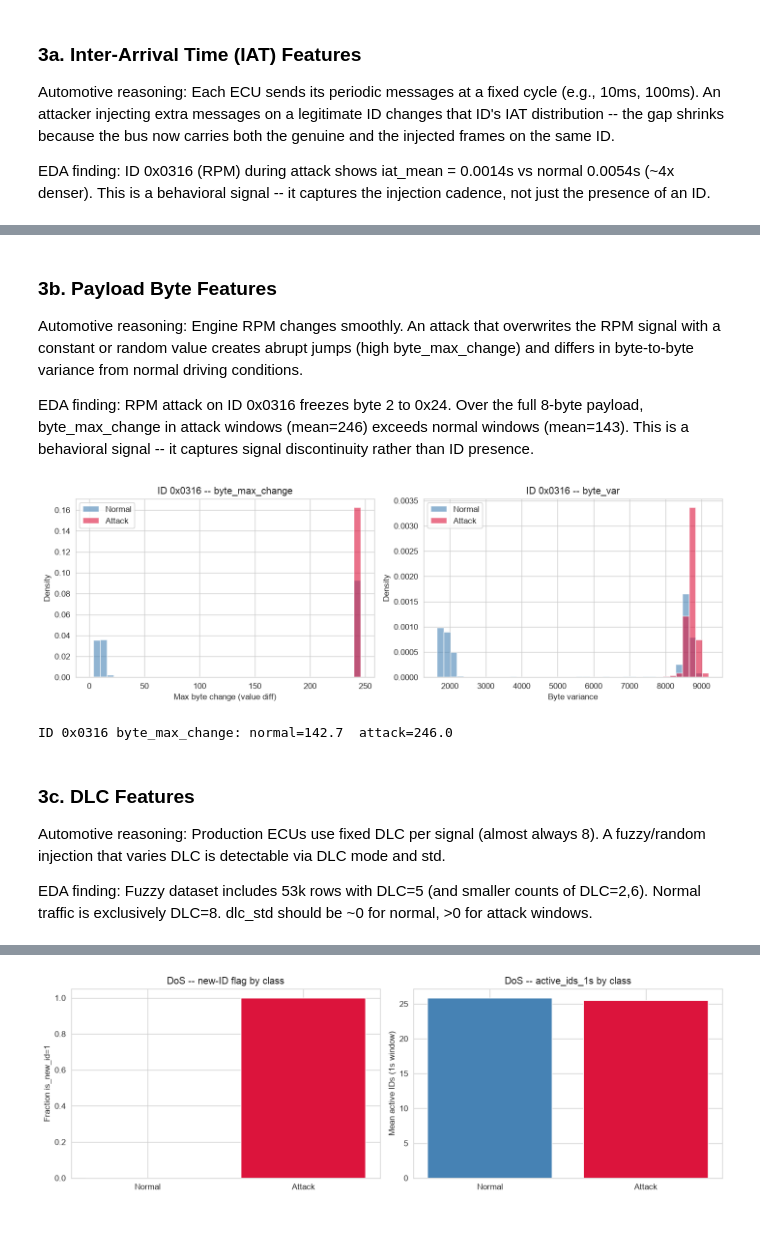
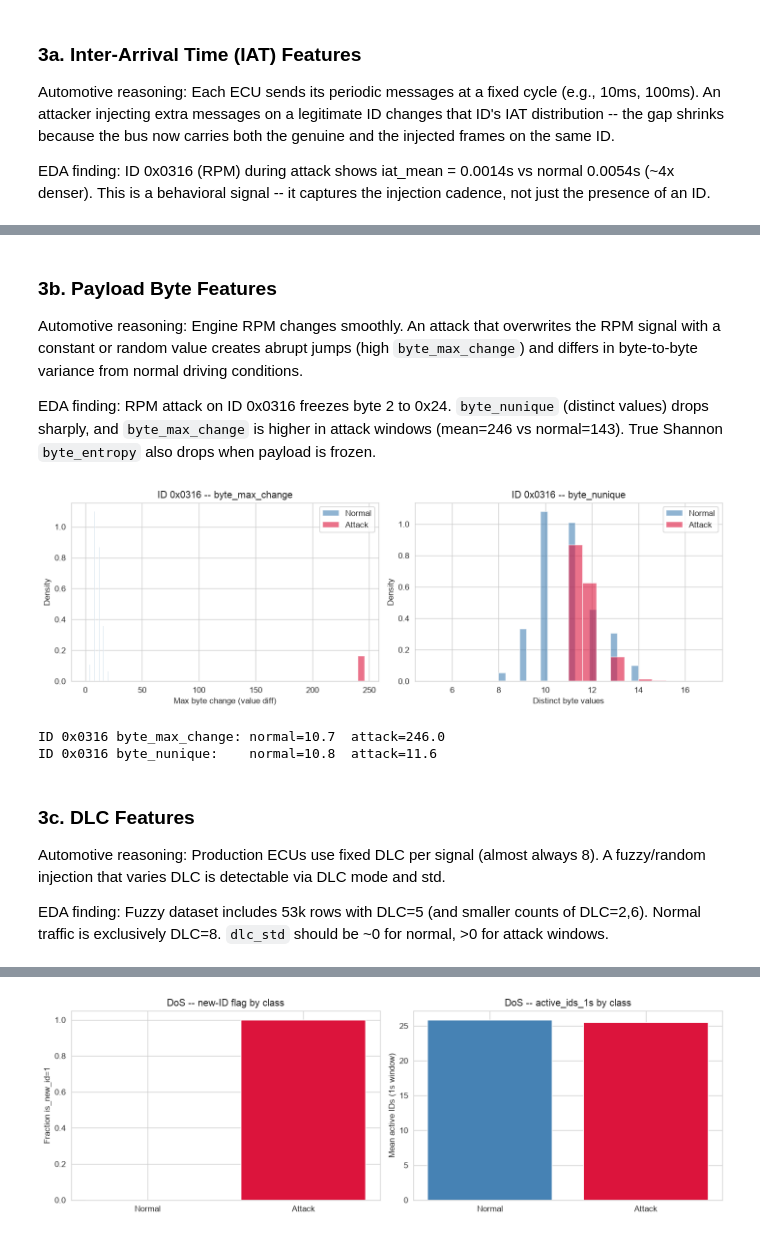
Before and after one commit to ChandanHegde07/CANguard, a Jupyter notebook: feature_eng_hcrl.ipynb, the cells around one changed output, grey strips where cells are left out. Saved outputs shown, nothing was run; the diff lists cells and outputs as text; code cells hidden in the pictures.

```diff
--- a/feature_eng_hcrl.ipynb
+++ b/feature_eng_hcrl.ipynb
@@ -225,0 +294,12 @@ RPM feature vectors: 59261 (19.4% attack)
+# %%
+def fit_known_ids_on_normal_prefix(df, n_normal=20000):
+    normal = df[df['label'] == 'R'].head(n_normal)
+    return set(normal['can_id'].unique())
+
+WIN = 30
+# Use a normal-only prefix to fit known_ids (no leakage from future attack rows)
+known_ids_rpm = fit_known_ids_on_normal_prefix(samples['RPM'])
+print(f"known_ids (RPM): {len(known_ids_rpm)} IDs from normal prefix")
+pipe_rpm = FeaturePipeline(window_size=WIN, known_ids=known_ids_rpm, include_presence_features=True)
+feats_rpm = pipe_rpm.process_dataframe(samples['RPM'])
+print(f"RPM feature vectors: {len(feats_rpm)} (attack_frac mean={feats_rpm['attack_frac'].mean():.3f})")
@@ -283,44 +366,48 @@ ID 0x0316 iat_mean: normal=5.341ms  attack=1.354ms  ratio=0.25x normal
 ### 3b. Payload Byte Features
 
 Automotive reasoning: Engine RPM changes smoothly. An attack that overwrites the RPM signal
-with a constant or random value creates abrupt jumps (high byte_max_change) and differs in
+with a constant or random value creates abrupt jumps (high `byte_max_change`) and differs in
 byte-to-byte variance from normal driving conditions.
 
-EDA finding: RPM attack on ID 0x0316 freezes byte 2 to 0x24. Over the full 8-byte payload,
-byte_max_change in attack windows (mean=246) exceeds normal windows (mean=143). This is a
-behavioral signal -- it captures signal discontinuity rather than ID presence.
+EDA finding: RPM attack on ID 0x0316 freezes byte 2 to 0x24. `byte_nunique` (distinct values)
+drops sharply, and `byte_max_change` is higher in attack windows (mean=246 vs normal=143).
+True Shannon `byte_entropy` also drops when payload is frozen.
 # %%
 fig, axes = plt.subplots(1, 2, figsize=(12, 4))
 
 ax = axes[0]
 ax.hist(feats_rpm.loc[mask_norm, 'byte_max_change'], bins=40, alpha=0.6,
         label='Normal', color='steelblue', density=True)
 ax.hist(feats_rpm.loc[mask_att, 'byte_max_change'], bins=40, alpha=0.6,
         label='Attack', color='crimson', density=True)
 ax.set_xlabel('Max byte change (value diff)')
 ax.set_ylabel('Density')
 ax.set_title('ID 0x0316 -- byte_max_change')
 ax.legend()
 
 ax = axes[1]
-ax.hist(feats_rpm.loc[mask_norm, 'byte_var'], bins=40, alpha=0.6,
+ax.hist(feats_rpm.loc[mask_norm, 'byte_nunique'], bins=20, alpha=0.6,
         label='Normal', color='steelblue', density=True)
-ax.hist(feats_rpm.loc[mask_att, 'byte_var'], bins=40, alpha=0.6,
+ax.hist(feats_rpm.loc[mask_att, 'byte_nunique'], bins=20, alpha=0.6,
         label='Attack', color='crimson', density=True)
-ax.set_xlabel('Byte variance')
+ax.set_xlabel('Distinct byte values')
 ax.set_ylabel('Density')
-ax.set_title('ID 0x0316 -- byte_var')
+ax.set_title('ID 0x0316 -- byte_nunique')
 ax.legend()
 
 plt.tight_layout()
 plt.show()
 
 norm_chg = feats_rpm.loc[mask_norm, 'byte_max_change'].mean()
 att_chg = feats_rpm.loc[mask_att, 'byte_max_change'].mean()
+norm_nunq = feats_rpm.loc[mask_norm, 'byte_nunique'].mean()
+att_nunq = feats_rpm.loc[mask_att, 'byte_nunique'].mean()
 print(f"ID 0x0316 byte_max_change: normal={norm_chg:.1f}  attack={att_chg:.1f}")
+print(f"ID 0x0316 byte_nunique:    normal={norm_nunq:.1f}  attack={att_nunq:.1f}")
 # %% [output]
-[figure, old version]
+[figure, new version]
-ID 0x0316 byte_max_change: normal=142.7  attack=246.0
+ID 0x0316 byte_max_change: normal=10.7  attack=246.0
+ID 0x0316 byte_nunique:    normal=10.8  attack=11.6
 # %% [markdown]
 ### 3c. DLC Features
 
@@ -328,5 +415,5 @@ Automotive reasoning: Production ECUs use fixed DLC per signal (almost always 8)
 A fuzzy/random injection that varies DLC is detectable via DLC mode and std.
 
 EDA finding: Fuzzy dataset includes 53k rows with DLC=5 (and smaller counts of DLC=2,6).
-Normal traffic is exclusively DLC=8. dlc_std should be ~0 for normal, >0 for attack windows.
+Normal traffic is exclusively DLC=8. `dlc_std` should be ~0 for normal, >0 for attack windows.
 # %%
```
Also changed, not shown: parts of 29 cells of this notebook.
